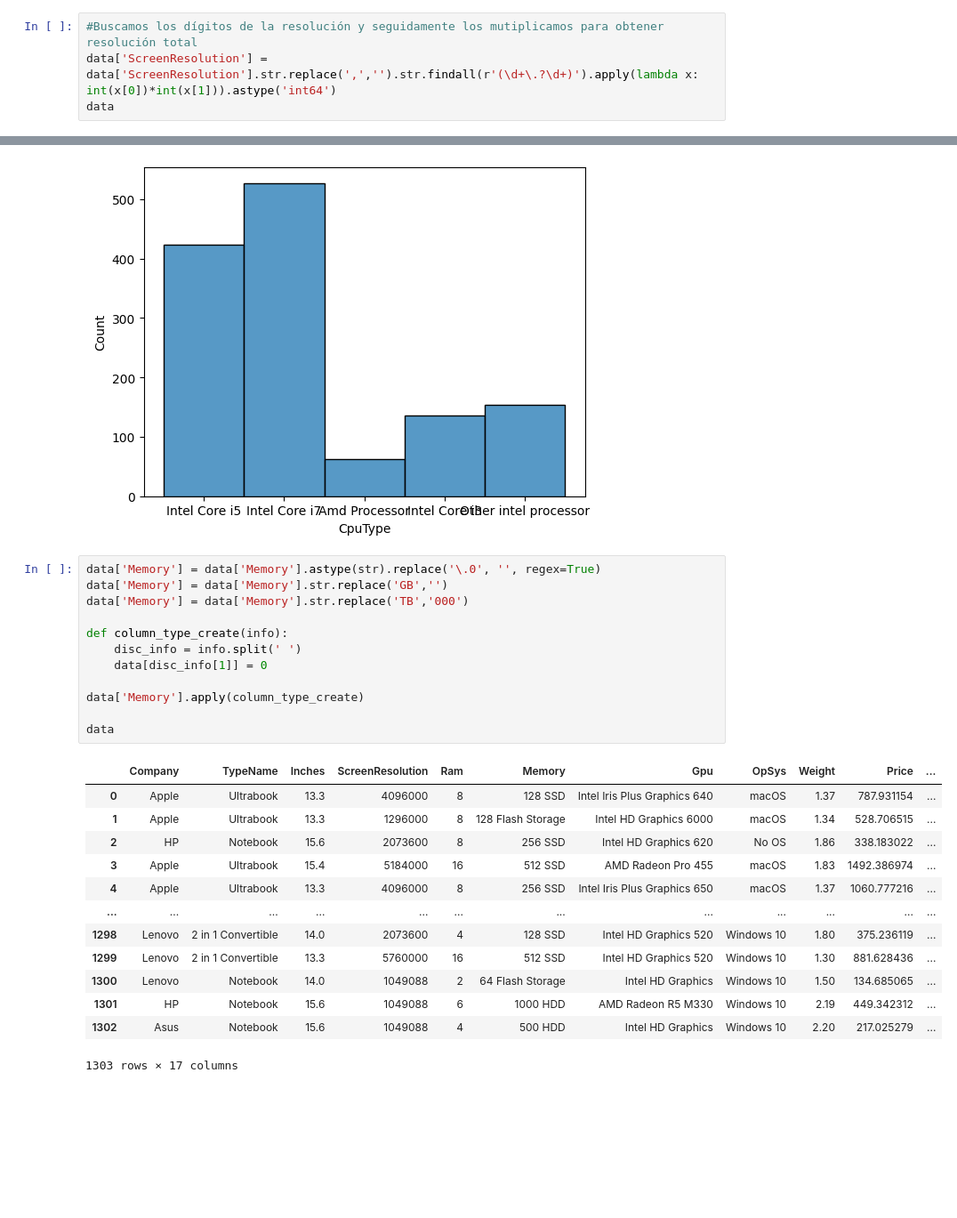
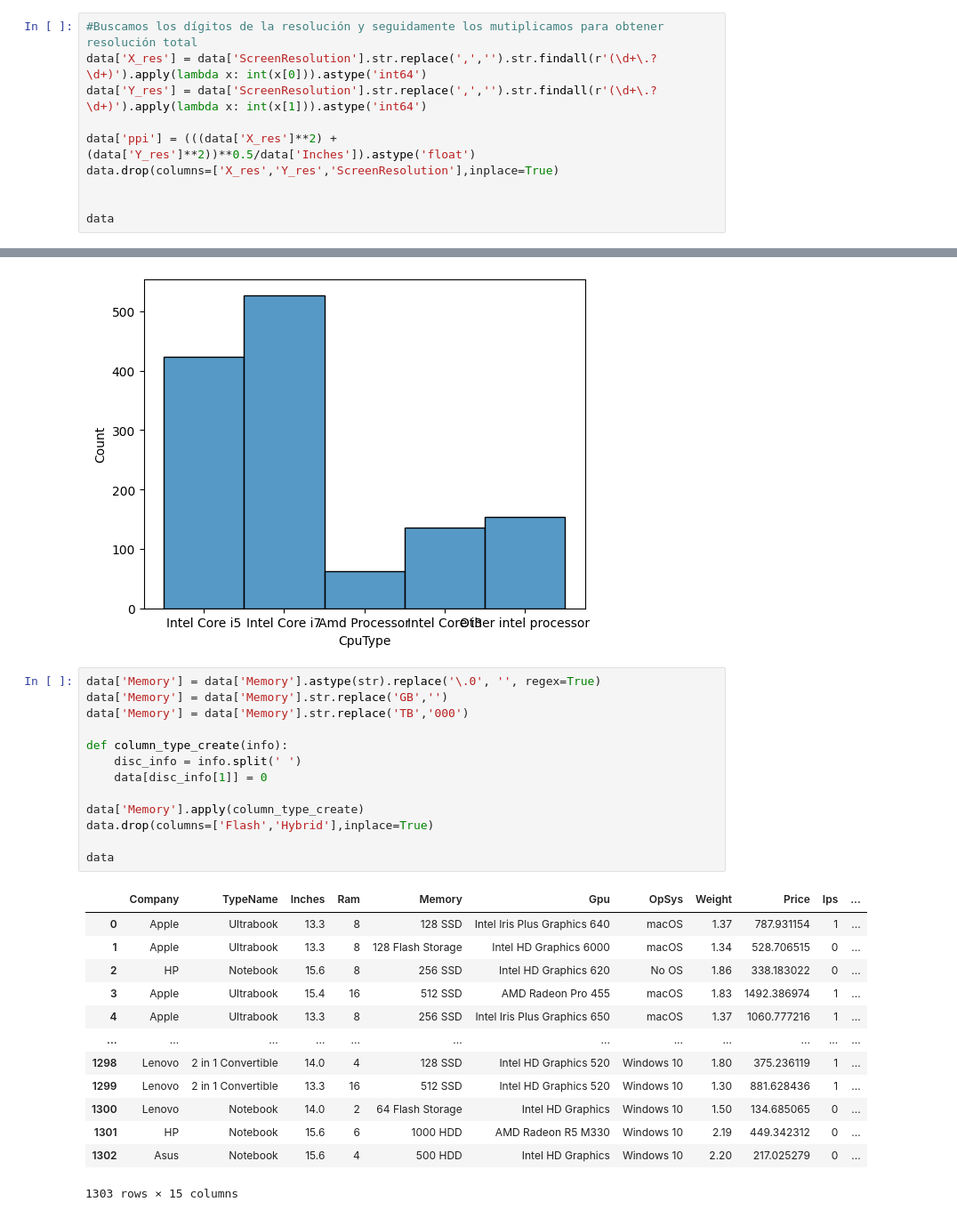
Before and after one commit to Terminator-True/Laptop-price-predictor, a Jupyter notebook: main.ipynb, the cells around one changed output, grey strips where cells are left out. Shown: that part at 89% size. Cells and saved outputs as stored; diff of their text form; blank space fills up the shorter version.

```diff
--- a/main.ipynb
+++ b/main.ipynb
@@ -131,6 +131,12 @@ data['Ips'] = data['ScreenResolution'].apply(lambda x:1 if 'IPS' in x else 0)
 data['TouchScreen'] = data['ScreenResolution'].apply(lambda x:1 if 'Touchscreen' in x else 0)
 # %%
 #Buscamos los dígitos de la resolución y seguidamente los mutiplicamos para obtener resolución total
-data['ScreenResolution'] = data['ScreenResolution'].str.replace(',','').str.findall(r'(\d+\.?\d+)').apply(lambda x: int(x[0])*int(x[1])).astype('int64')
+data['X_res'] = data['ScreenResolution'].str.replace(',','').str.findall(r'(\d+\.?\d+)').apply(lambda x: int(x[0])).astype('int64')
+data['Y_res'] = data['ScreenResolution'].str.replace(',','').str.findall(r'(\d+\.?\d+)').apply(lambda x: int(x[1])).astype('int64')
+
+data['ppi'] = (((data['X_res']**2) + (data['Y_res']**2))**0.5/data['Inches']).astype('float')
+data.drop(columns=['X_res','Y_res','ScreenResolution'],inplace=True)
+
+
 data
 # %% [output]
@@ -187,29 +193,30 @@ sns.histplot(data=data,x='CpuType')
 # %%
 data['Memory'] = data['Memory'].astype(str).replace('\.0', '', regex=True)
 data['Memory'] = data['Memory'].str.replace('GB','')
 data['Memory'] = data['Memory'].str.replace('TB','000')
 
 def column_type_create(info):
     disc_info = info.split(' ')
     data[disc_info[1]] = 0
 
 data['Memory'].apply(column_type_create)
+data.drop(columns=['Flash','Hybrid'],inplace=True)
 
 data
 # %% [output]
-|  | Company | TypeName | Inches | ScreenResolution | Ram | Memory | Gpu | OpSys | Weight | Price | ... |
-| 0 | Apple | Ultrabook | 13.3 | 4096000 | 8 | 128 SSD | Intel Iris Plus Graphics 640 | macOS | 1.37 | 787.931154 | ... |
-| 1 | Apple | Ultrabook | 13.3 | 1296000 | 8 | 128 Flash Storage | Intel HD Graphics 6000 | macOS | 1.34 | 528.706515 | ... |
-| 2 | HP | Notebook | 15.6 | 2073600 | 8 | 256 SSD | Intel HD Graphics 620 | No OS | 1.86 | 338.183022 | ... |
-| 3 | Apple | Ultrabook | 15.4 | 5184000 | 16 | 512 SSD | AMD Radeon Pro 455 | macOS | 1.83 | 1492.386974 | ... |
-| 4 | Apple | Ultrabook | 13.3 | 4096000 | 8 | 256 SSD | Intel Iris Plus Graphics 650 | macOS | 1.37 | 1060.777216 | ... |
+|  | Company | TypeName | Inches | Ram | Memory | Gpu | OpSys | Weight | Price | Ips | ... |
+| 0 | Apple | Ultrabook | 13.3 | 8 | 128 SSD | Intel Iris Plus Graphics 640 | macOS | 1.37 | 787.931154 | 1 | ... |
+| 1 | Apple | Ultrabook | 13.3 | 8 | 128 Flash Storage | Intel HD Graphics 6000 | macOS | 1.34 | 528.706515 | 0 | ... |
+| 2 | HP | Notebook | 15.6 | 8 | 256 SSD | Intel HD Graphics 620 | No OS | 1.86 | 338.183022 | 0 | ... |
+| 3 | Apple | Ultrabook | 15.4 | 16 | 512 SSD | AMD Radeon Pro 455 | macOS | 1.83 | 1492.386974 | 1 | ... |
+| 4 | Apple | Ultrabook | 13.3 | 8 | 256 SSD | Intel Iris Plus Graphics 650 | macOS | 1.37 | 1060.777216 | 1 | ... |
 | ... | ... | ... | ... | ... | ... | ... | ... | ... | ... | ... | ... |
-| 1298 | Lenovo | 2 in 1 Convertible | 14.0 | 2073600 | 4 | 128 SSD | Intel HD Graphics 520 | Windows 10 | 1.80 | 375.236119 | ... |
-| 1299 | Lenovo | 2 in 1 Convertible | 13.3 | 5760000 | 16 | 512 SSD | Intel HD Graphics 520 | Windows 10 | 1.30 | 881.628436 | ... |
-| 1300 | Lenovo | Notebook | 14.0 | 1049088 | 2 | 64 Flash Storage | Intel HD Graphics | Windows 10 | 1.50 | 134.685065 | ... |
-| 1301 | HP | Notebook | 15.6 | 1049088 | 6 | 1000 HDD | AMD Radeon R5 M330 | Windows 10 | 2.19 | 449.342312 | ... |
-| 1302 | Asus | Notebook | 15.6 | 1049088 | 4 | 500 HDD | Intel HD Graphics | Windows 10 | 2.20 | 217.025279 | ... |
+| 1298 | Lenovo | 2 in 1 Convertible | 14.0 | 4 | 128 SSD | Intel HD Graphics 520 | Windows 10 | 1.80 | 375.236119 | 1 | ... |
+| 1299 | Lenovo | 2 in 1 Convertible | 13.3 | 16 | 512 SSD | Intel HD Graphics 520 | Windows 10 | 1.30 | 881.628436 | 1 | ... |
+| 1300 | Lenovo | Notebook | 14.0 | 2 | 64 Flash Storage | Intel HD Graphics | Windows 10 | 1.50 | 134.685065 | 0 | ... |
+| 1301 | HP | Notebook | 15.6 | 6 | 1000 HDD | AMD Radeon R5 M330 | Windows 10 | 2.19 | 449.342312 | 0 | ... |
+| 1302 | Asus | Notebook | 15.6 | 4 | 500 HDD | Intel HD Graphics | Windows 10 | 2.20 | 217.025279 | 0 | ... |
-1303 rows × 17 columns
+1303 rows × 15 columns
 # %%
 def disc_type(disc, disc_type):
     if disc_type in disc:
```
Also changed, not shown: parts of 25 cells of this notebook, 2 other files.
